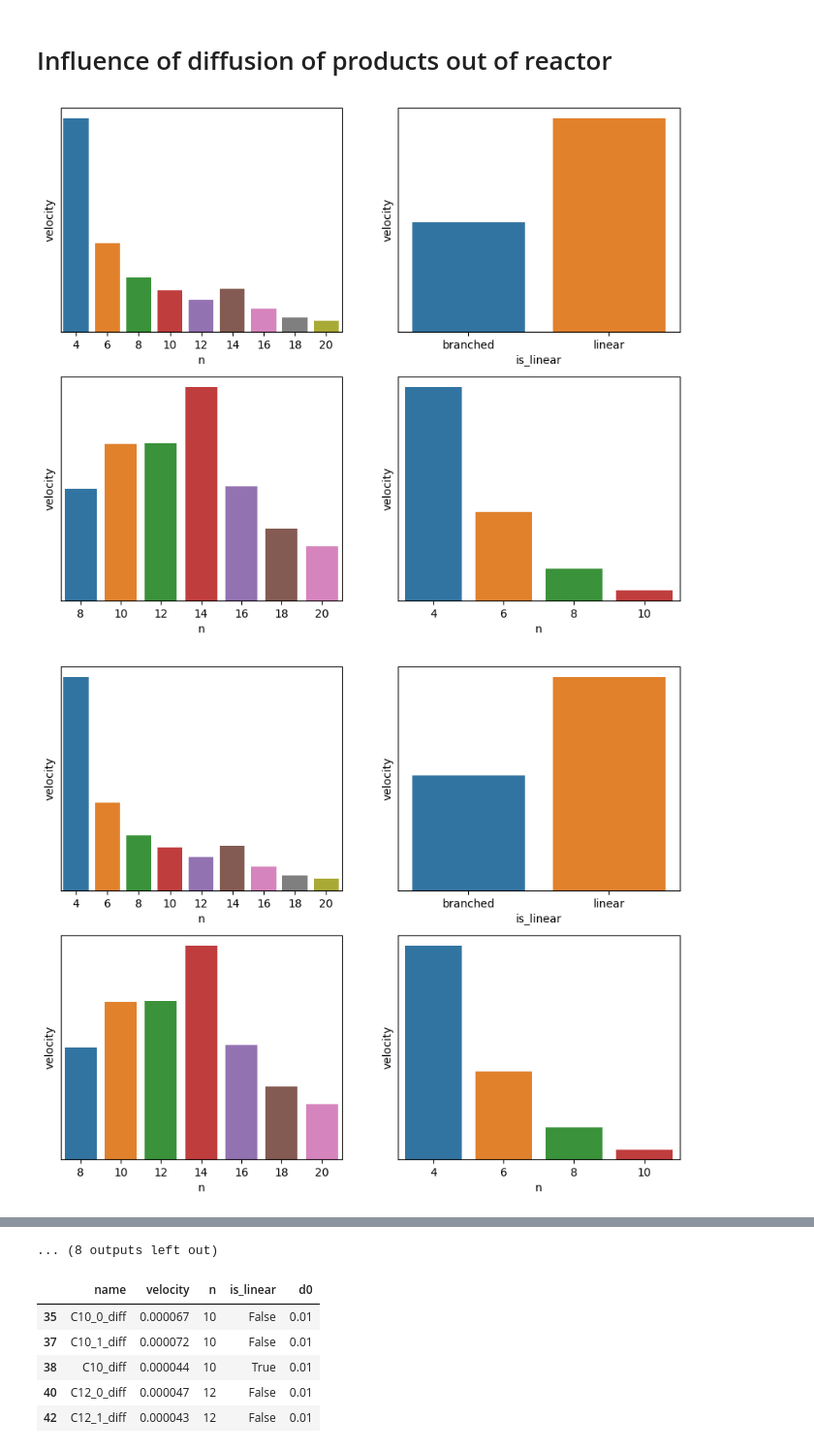
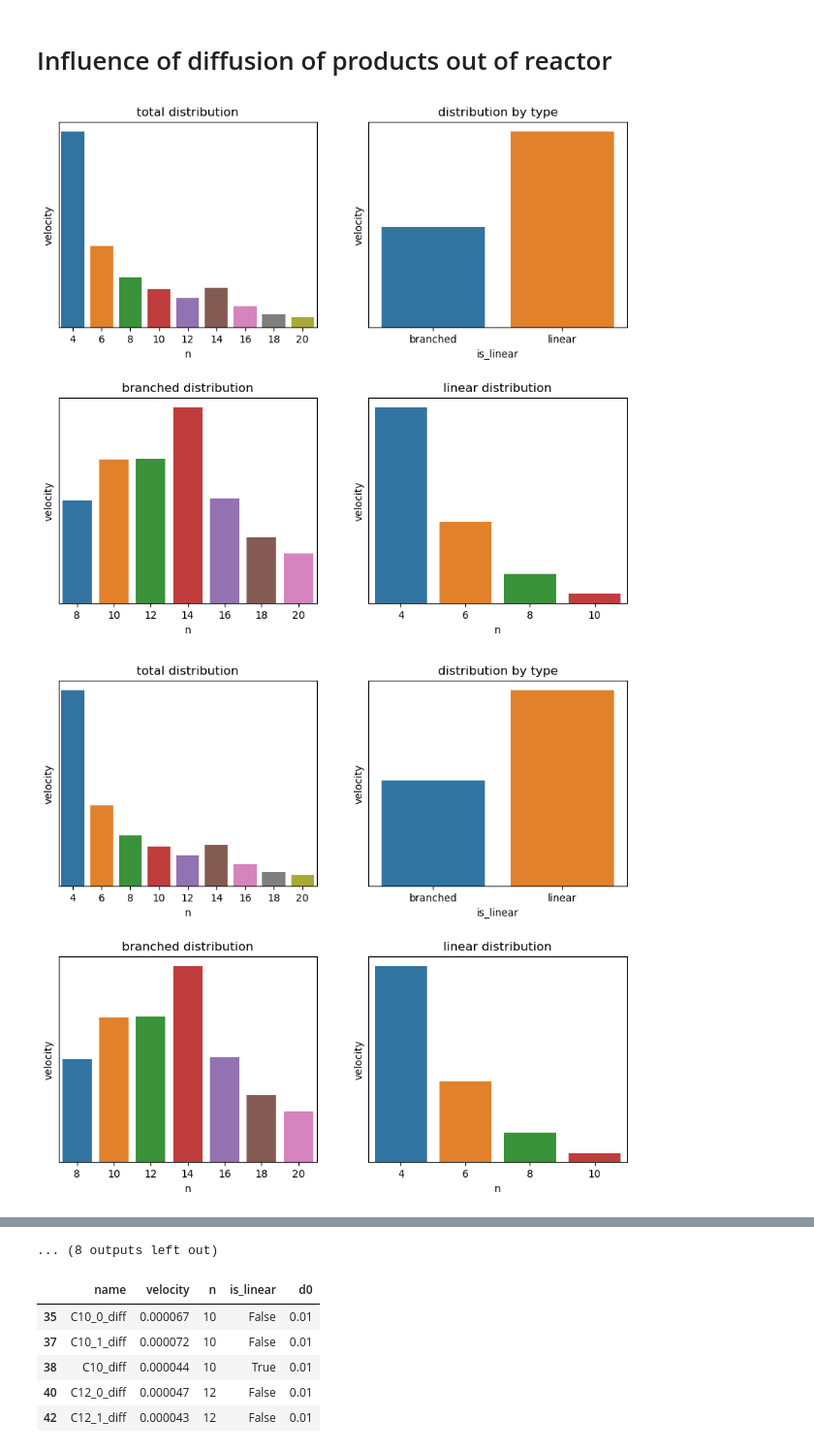
Before and after one commit to aleksandravdoshin/reactor_model, a Jupyter notebook: Oligomerization_example.ipynb, the cells around one changed output, grey strips where cells are left out. Shown at 97% size. Drawn from its saved outputs; the diff is of its cells as text; code cells hidden in the pictures.

```diff
--- a/Oligomerization_example.ipynb
+++ b/Oligomerization_example.ipynb
@@ -105,9 +107,16 @@ def plot_distribution(df, name):
 
     axs[0, 1].set_xticks([0, 1])
     axs[0, 1].set_xticklabels(['branched', 'linear'])
+
+    axs[0, 0].set_title('total distribution')
+    axs[0, 1].set_title('distribution by type')
+    axs[1, 0].set_title('branched distribution')
+    axs[1, 1].set_title('linear distribution')
     for i in range(2):
         for j in range(2):
             axs[i, j].set_yticks([])
+            box = axs[i, j].get_position()
+            axs[i, j].set_position([box.x0 , box.y0 - i * 0.05, box.width, box.height])
 
     fig.savefig(f'files/distribution_{name}.png')
 
@@ -130,21 +139,21 @@ k_grow_ni = np.array([1e-2]*5)
 k_death_ni = np.array([1e-2]*5)
 # %%
 df = pd.DataFrame()
-for cnt, d0 in enumerate(np.linspace(1e-2, 1e-5, 20)):
+for cnt, d0 in enumerate(np.linspace(1e-2, 1e-6, 20)):
     d1 = d0 * 0.1
     d_linear = np.linspace(d0, d0 * 0.1, 4)
     d_branched = np.linspace(d1, d1 * 0.1, 28)
 
     dft = get_analysis(d_linear, d_branched, k_grow_bas=k_grow_bas,
                                     k_death_bas=k_death_bas,
                                     k_grow_bas_br=k_grow_bas_br,
                                     k_death_bas_br=k_death_bas_br,
                                     k_grow_ni=k_grow_ni,
                                     k_death_ni=k_death_ni)
 
-    plot_distribution(dft, f'{d0}')
+    plot_distribution(dft, f'1stexample{cnt}')
     dft['d0'] = d0
     df = pd.concat([df, dft])
 # %% [output]
-[figure, old version]
+[figure, new version]
-[figure, old version]
+[figure, new version]
```
Also changed, not shown: parts of 13 cells of this notebook, 3 other files.
